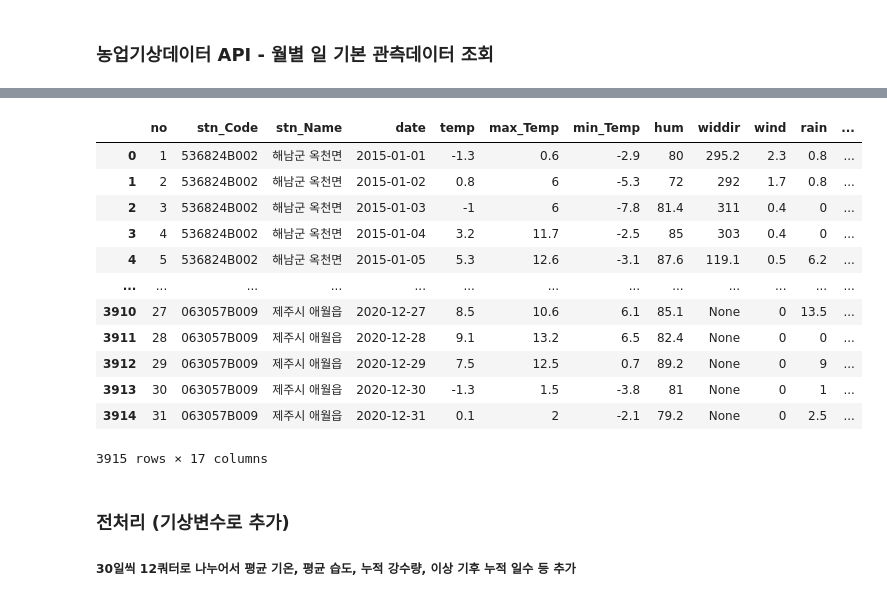
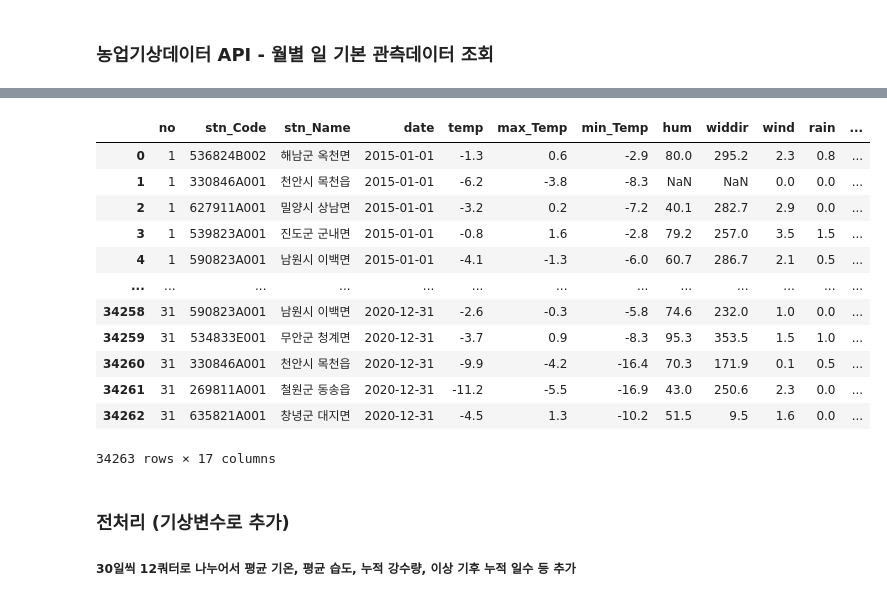
Before and after one commit to HyeonUk1504/JangbogoProject, a Jupyter notebook: develop/weather_.ipynb, the cells around one changed output, grey strips where cells are left out. Saved outputs shown, nothing was run; the diff lists cells and outputs as text; code cells hidden in the pictures.

```diff
--- a/develop/weather_.ipynb
+++ b/develop/weather_.ipynb
@@ -349,21 +354,23 @@ error
 # %%
 # 중복 제거
-weather = weather.drop_duplicates().reset_index(drop=True)
+# weather = weather.drop_duplicates().reset_index(drop=True)
+# weather
+weather = pd.read_csv('C:\JanbogoProject2\JangbogoProject\data\weather.csv')
 weather
 # %% [output]
 |  | no | stn_Code | stn_Name | date | temp | max_Temp | min_Temp | hum | widdir | wind | rain | ... |
-| 0 | 1 | 536824B002 | 해남군 옥천면 | 2015-01-01 | -1.3 | 0.6 | -2.9 | 80 | 295.2 | 2.3 | 0.8 | ... |
-| 1 | 2 | 536824B002 | 해남군 옥천면 | 2015-01-02 | 0.8 | 6 | -5.3 | 72 | 292 | 1.7 | 0.8 | ... |
-| 2 | 3 | 536824B002 | 해남군 옥천면 | 2015-01-03 | -1 | 6 | -7.8 | 81.4 | 311 | 0.4 | 0 | ... |
-| 3 | 4 | 536824B002 | 해남군 옥천면 | 2015-01-04 | 3.2 | 11.7 | -2.5 | 85 | 303 | 0.4 | 0 | ... |
-| 4 | 5 | 536824B002 | 해남군 옥천면 | 2015-01-05 | 5.3 | 12.6 | -3.1 | 87.6 | 119.1 | 0.5 | 6.2 | ... |
+| 0 | 1 | 536824B002 | 해남군 옥천면 | 2015-01-01 | -1.3 | 0.6 | -2.9 | 80.0 | 295.2 | 2.3 | 0.8 | ... |
+| 1 | 1 | 330846A001 | 천안시 목천읍 | 2015-01-01 | -6.2 | -3.8 | -8.3 | NaN | NaN | 0.0 | 0.0 | ... |
+| 2 | 1 | 627911A001 | 밀양시 상남면 | 2015-01-01 | -3.2 | 0.2 | -7.2 | 40.1 | 282.7 | 2.9 | 0.0 | ... |
+| 3 | 1 | 539823A001 | 진도군 군내면 | 2015-01-01 | -0.8 | 1.6 | -2.8 | 79.2 | 257.0 | 3.5 | 1.5 | ... |
+| 4 | 1 | 590823A001 | 남원시 이백면 | 2015-01-01 | -4.1 | -1.3 | -6.0 | 60.7 | 286.7 | 2.1 | 0.5 | ... |
 | ... | ... | ... | ... | ... | ... | ... | ... | ... | ... | ... | ... | ... |
-| 3910 | 27 | 063057B009 | 제주시 애월읍 | 2020-12-27 | 8.5 | 10.6 | 6.1 | 85.1 | None | 0 | 13.5 | ... |
-| 3911 | 28 | 063057B009 | 제주시 애월읍 | 2020-12-28 | 9.1 | 13.2 | 6.5 | 82.4 | None | 0 | 0 | ... |
-| 3912 | 29 | 063057B009 | 제주시 애월읍 | 2020-12-29 | 7.5 | 12.5 | 0.7 | 89.2 | None | 0 | 9 | ... |
-| 3913 | 30 | 063057B009 | 제주시 애월읍 | 2020-12-30 | -1.3 | 1.5 | -3.8 | 81 | None | 0 | 1 | ... |
-| 3914 | 31 | 063057B009 | 제주시 애월읍 | 2020-12-31 | 0.1 | 2 | -2.1 | 79.2 | None | 0 | 2.5 | ... |
+| 34258 | 31 | 590823A001 | 남원시 이백면 | 2020-12-31 | -2.6 | -0.3 | -5.8 | 74.6 | 232.0 | 1.0 | 0.0 | ... |
+| 34259 | 31 | 534833E001 | 무안군 청계면 | 2020-12-31 | -3.7 | 0.9 | -8.3 | 95.3 | 353.5 | 1.5 | 1.0 | ... |
+| 34260 | 31 | 330846A001 | 천안시 목천읍 | 2020-12-31 | -9.9 | -4.2 | -16.4 | 70.3 | 171.9 | 0.1 | 0.5 | ... |
+| 34261 | 31 | 269811A001 | 철원군 동송읍 | 2020-12-31 | -11.2 | -5.5 | -16.9 | 43.0 | 250.6 | 2.3 | 0.0 | ... |
+| 34262 | 31 | 635821A001 | 창녕군 대지면 | 2020-12-31 | -4.5 | 1.3 | -10.2 | 51.5 | 9.5 | 1.6 | 0.0 | ... |
-3915 rows × 17 columns
+34263 rows × 17 columns
 # %%
 # dtype변환(object --> float)
 for col in weather.columns[4:] :
```
Also changed, not shown: parts of 24 cells of this notebook, 1 other file.
